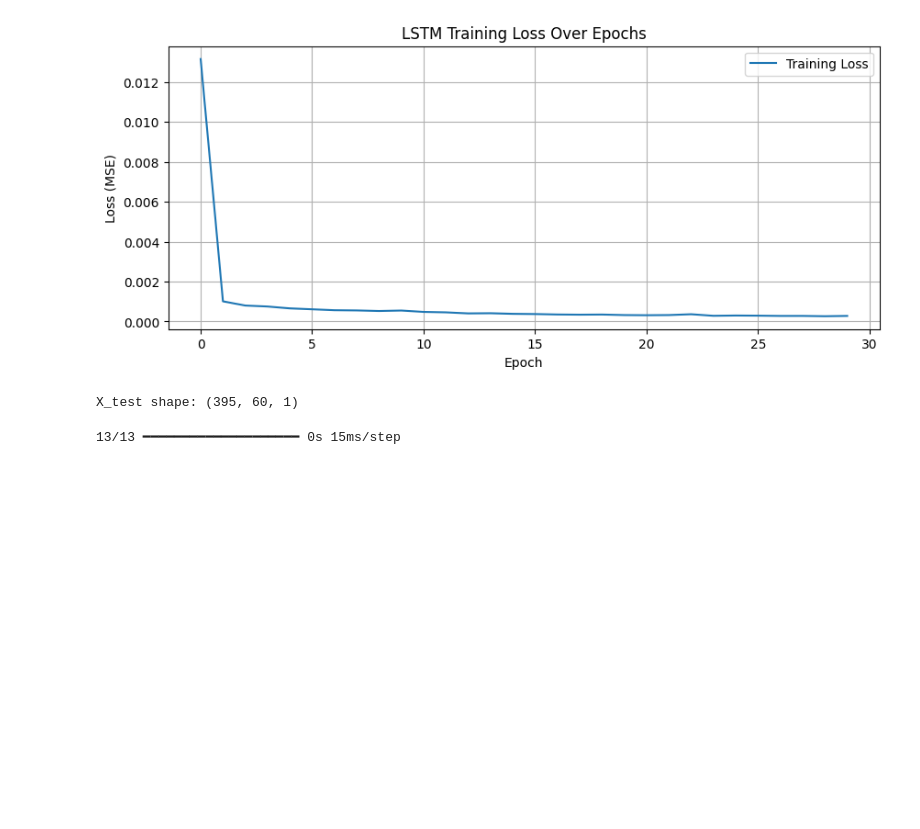
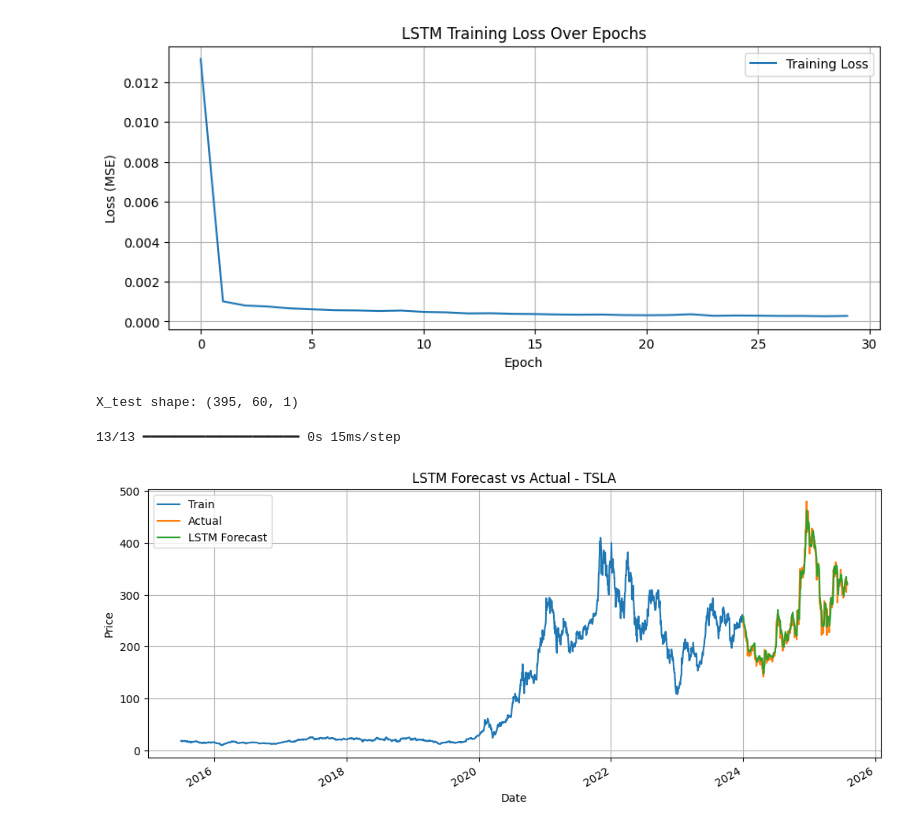
Before and after one commit to Filimon-H/GMF-investment-portfolio-management, a Jupyter notebook: notebooks/forecasting.ipynb, the cells around one changed output. Saved outputs shown, nothing was run; the diff lists cells and outputs as text; code cells hidden in the pictures; blank space fills up the shorter version.

Commit message:
feat: visualize LSTM forecast against actual TSLA Close prices

```diff
--- a/notebooks/forecasting.ipynb
+++ b/notebooks/forecasting.ipynb
@@ -206,3 +206,16 @@ lstm_forecast_df = pd.DataFrame({
 }).set_index("Date")
 # %% [output]
 13/13 ━━━━━━━━━━━━━━━━━━━━ 0s 15ms/step
+# %%
+plt.figure(figsize=(12, 5))
+train['Close'].plot(label='Train')
+lstm_forecast_df['Actual'].plot(label='Actual')
+lstm_forecast_df['LSTM_Forecast'].plot(label='LSTM Forecast')
+plt.title("LSTM Forecast vs Actual - TSLA")
+plt.xlabel("Date")
+plt.ylabel("Price")
+plt.legend()
+plt.grid(True)
+plt.show()
+# %% [output]
+[figure, added]
```
